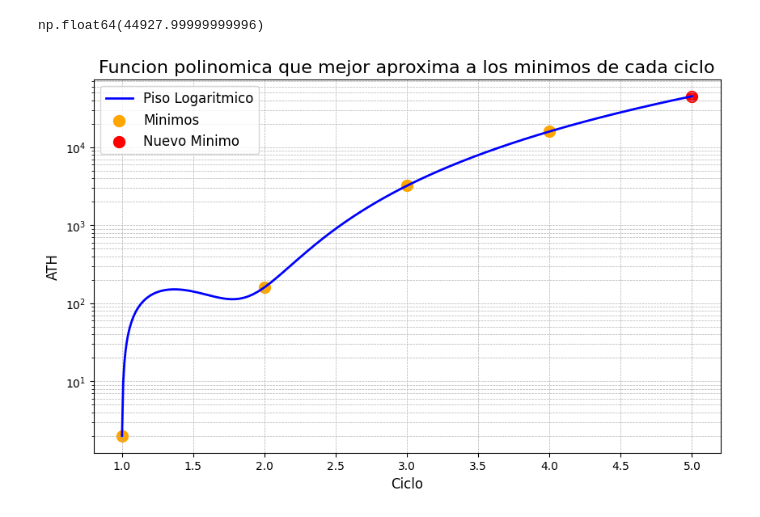
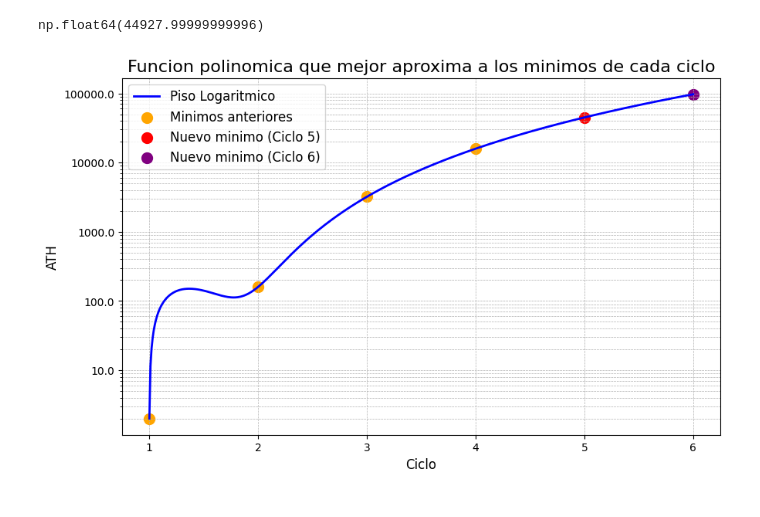
Before and after one commit to sebastianripari/analisis_bitcoin, a Jupyter notebook: polinomio_predictor.ipynb, the cells around one changed output. Cells and saved outputs as stored; diff of their text form; code cells hidden in the pictures.

```diff
--- a/polinomio_predictor.ipynb
+++ b/polinomio_predictor.ipynb
@@ -131,29 +151,31 @@ poly_cicle_min(5)
 np.float64(44927.99999999996)
 # %%
 # Generar valores para la curva del polinomio
-x_vals = np.linspace(1, 5, 500)  # Valores entre el ciclo 1 y 5
-y_vals = pol_minimos(x_vals)  # Evaluación del polinomio de minimos
+x_vals = np.linspace(1, 6, 500)  # Valores entre el ciclo 1 y 5
+y_vals = poly_cicle_min(x_vals)  # Evaluación del polinomio de minimos
 
 # Graficar ambos polinomios
 plt.figure(figsize=(10, 6)) # Tamaño de la gráfica
-plt.plot(x_vals, y_vals_minimos, label='Piso Logaritmico', color='blue', linewidth=2)  # Línea de máximos
-plt.scatter(x_minimos, minimos, color='orange', label='Minimos', s=100)  # Puntos de datos máximos
-plt.scatter(5, poly_cicle_min(5), color='red', label='Nuevo Minimo', s=100)  # Puntos de datos mínimos
-
-# Cambiar formato de los ticks del eje Y a valores totales
-formatter = ScalarFormatter()
-formatter.set_scientific(False)
-plt.gca().yaxis.set_major_formatter(formatter)
+plt.plot(x_vals, y_vals, label='Piso Logaritmico', color='blue', linewidth=2)  # Línea de máximos
+plt.scatter(x, minimos, color='orange', label='Minimos anteriores', s=100)  # Puntos de datos máximos
+plt.scatter(5, poly_cicle_min(5), color='red', label='Nuevo minimo (Ciclo 5)', s=100)  # Puntos de datos mínimos
+plt.scatter(6, poly_cicle_min(6), color='purple', label='Nuevo minimo (Ciclo 6)', s=100)  # Puntos de datos mínimos
 
 # Etiquetas y diseño
 plt.title('Funcion polinomica que mejor aproxima a los minimos de cada ciclo', fontsize=16)
 plt.xlabel('Ciclo', fontsize=12)
 plt.ylabel('ATH', fontsize=12)
 
 # Aplicar escala logarítmica en el eje Y
 plt.yscale('log')
 plt.legend(fontsize=12)
 plt.grid(True, which="both", linestyle='--', linewidth=0.5)  # Cuadrícula
+
+# Personalizar formato del eje Y
+def log_formatter(value, tick_number):
+    return f'{value:.1f}'  # Muestra el valor sin notación logarítmica
+plt.gca().yaxis.set_major_formatter(FuncFormatter(log_formatter))
+
 plt.show()
 # %% [output]
-[figure, old version]
+[figure, new version]
```
Also changed, not shown: parts of 10 cells of this notebook.
